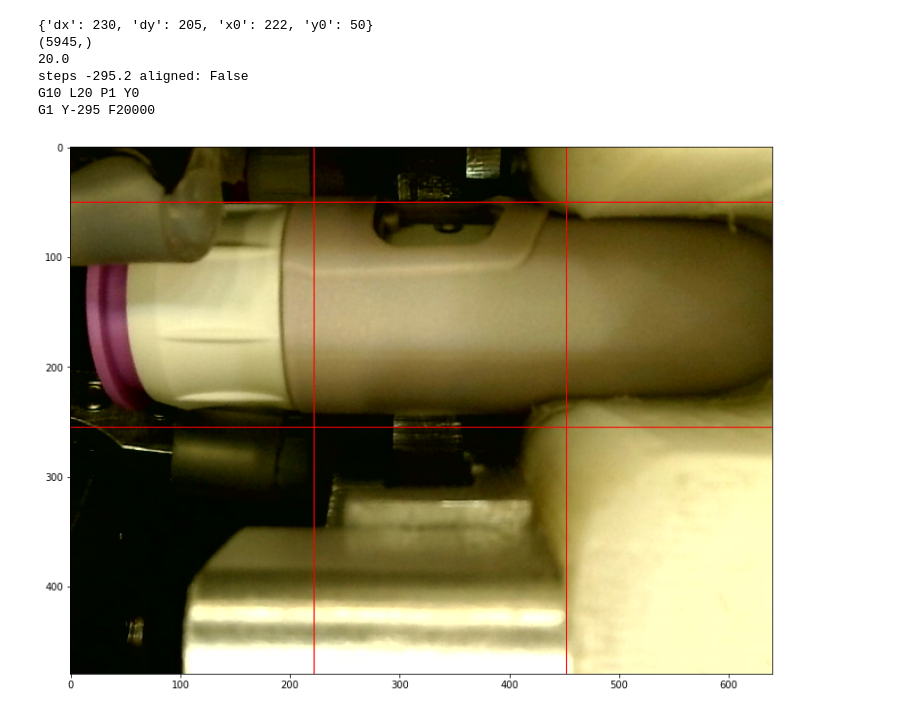
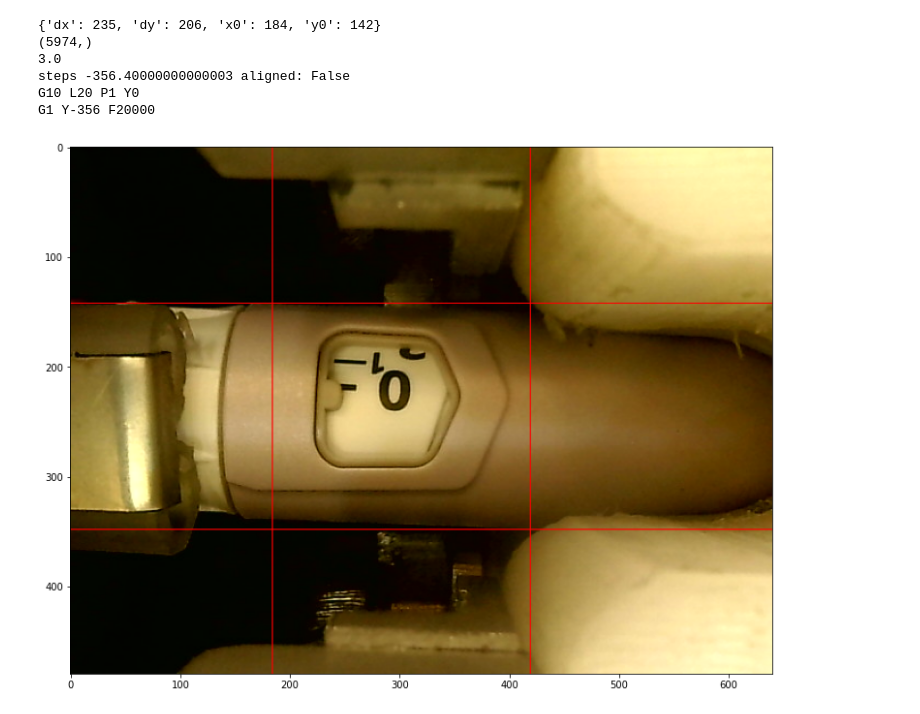
Before and after one commit to hamedty/pm, a Jupyter notebook: server/vision/vision_debug.ipynb, the cells around one changed output. Saved outputs shown, nothing was run; the diff lists cells and outputs as text; code cells hidden in the pictures.

```diff
--- a/server/vision/vision_debug.ipynb
+++ b/server/vision/vision_debug.ipynb
@@ -14,7 +14,7 @@ def load_data():
         data = json.loads(f.read())
     return data
 
-node = '101'
+node = '110'
 component = 'dosing'
 
 data = load_data()
@@ -44,39 +44,39 @@ print(cls)
 # coefs = coefs.reshape(coefs.shape[0], roi['dy'], -1)
 
 # for i in range(coefs.shape[0]):
 #     plt.figure(i)
 #     plt.imshow(coefs[i])
 #     plt.show()
 
 
 step_per_rev = 360
 class_per_rev = 100
 p = 1.0 / class_per_rev * step_per_rev
 cls = cls-2
 if cls <= 0:
     cls = -cls
 elif cls <= 33:
     cls = class_per_rev - cls
 else:
     cls = 25
 
 steps = -cls * p
 aligned = bool(abs(cls) < 3)  # np.bool_ to bool
 print('steps', steps, 'aligned:', aligned)
 
 axis = {'holder': 'X', 'dosing': 'Y'}[component]
 command = ''
 command += 'G10 L20 P1 %s0\n' % axis
 command += 'G1 %s%d F20000\n' % (axis, steps)
 print(command)
 # %% [output]
-{'dx': 230, 'dy': 205, 'x0': 222, 'y0': 50}
-(5945,)
-20.0
-steps -295.2 aligned: False
+{'dx': 235, 'dy': 206, 'x0': 184, 'y0': 142}
+(5974,)
+3.0
+steps -356.40000000000003 aligned: False
 G10 L20 P1 Y0
-G1 Y-295 F20000
+G1 Y-356 F20000
-[figure, old version]
+[figure, new version]
 # %%
 frame = cv2.imread('../dump/data/a.png')
 print(frame.shape)
```
Also changed, not shown: parts of 1 cell of this notebook, 21 other files.
